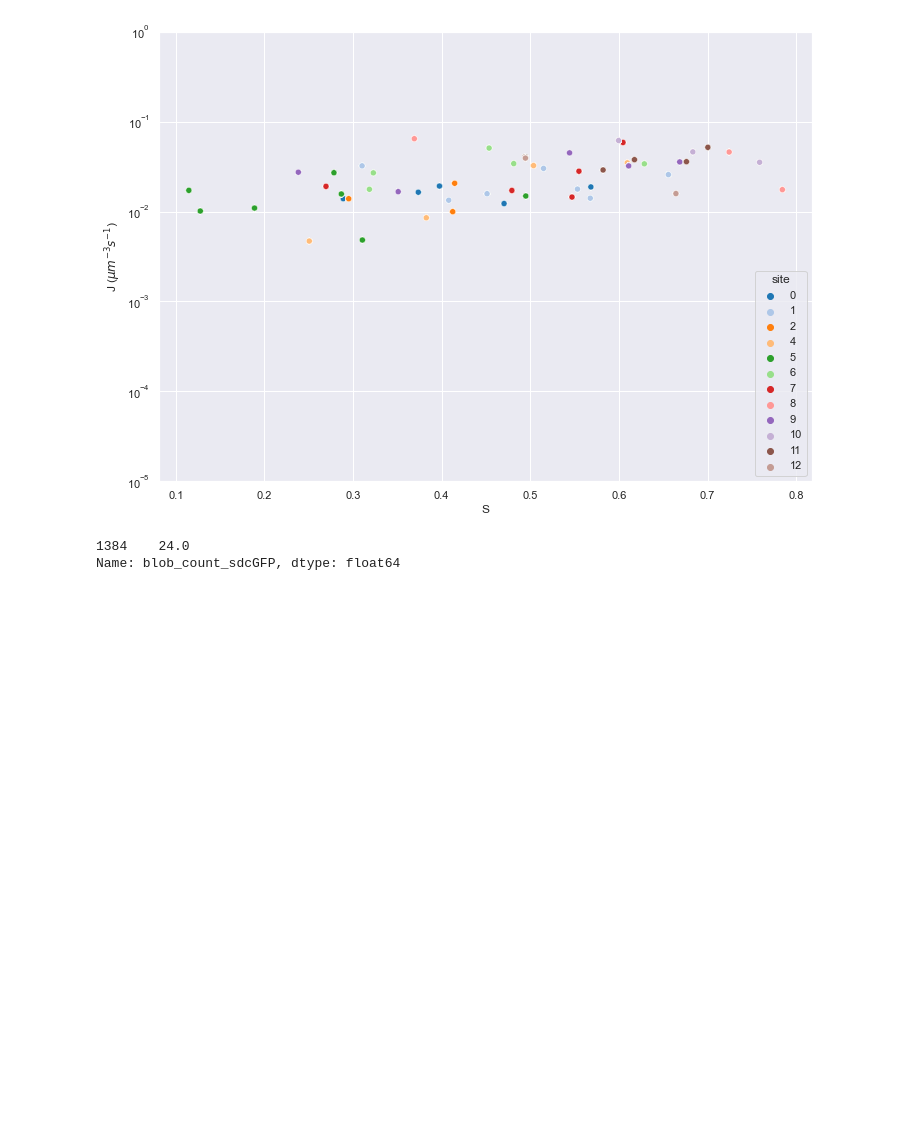
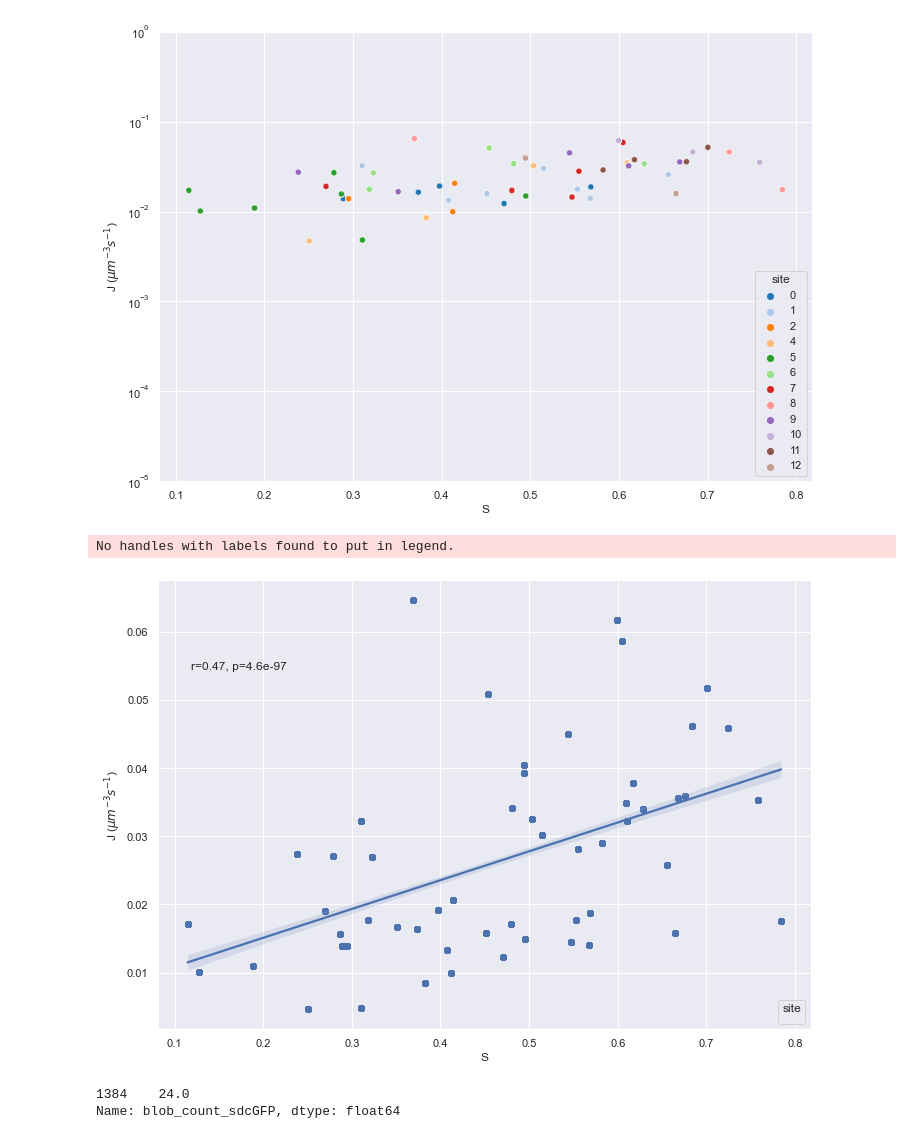
Before and after one commit to adrtsc/bio325_2021_analysis, a Jupyter notebook: notebooks/plotting_G3BP1.ipynb, the cells around one changed output. Cells and saved outputs as stored; diff of their text form; code cells hidden in the pictures; blank space fills up the shorter version.

```diff
--- a/notebooks/plotting_G3BP1.ipynb
+++ b/notebooks/plotting_G3BP1.ipynb
@@ -263,6 +263,18 @@ ax.set(ylim=(10**-5, 10**0))
 # %% [output]
 [(1e-05, 1)]
 [figure]
+# %%
+fv['test'] = fv['C_dil']/fv['C_sat']
+
+ax = sns.regplot(data=fv, x='S', y='nucleation_rate')
+ax.set(xlabel='S', ylabel='J ($\mu m^{-3}s^{-1}$)')
+plt.legend(loc='lower right', title='site')
+#ax.set(yscale="log")
+#ax.set(ylim=(10**-3, 10**0))
+annotate(ax=ax, data=fv, x='S', y='nucleation_rate')
+# %% [output]
+No handles with labels found to put in legend.
+[figure, added]
 # %%
 track = fv.loc[fv['unique_track_id'] == 9020]
 #track.t0
```
Also changed, not shown: parts of 2 cells of this notebook, 1 other file.
